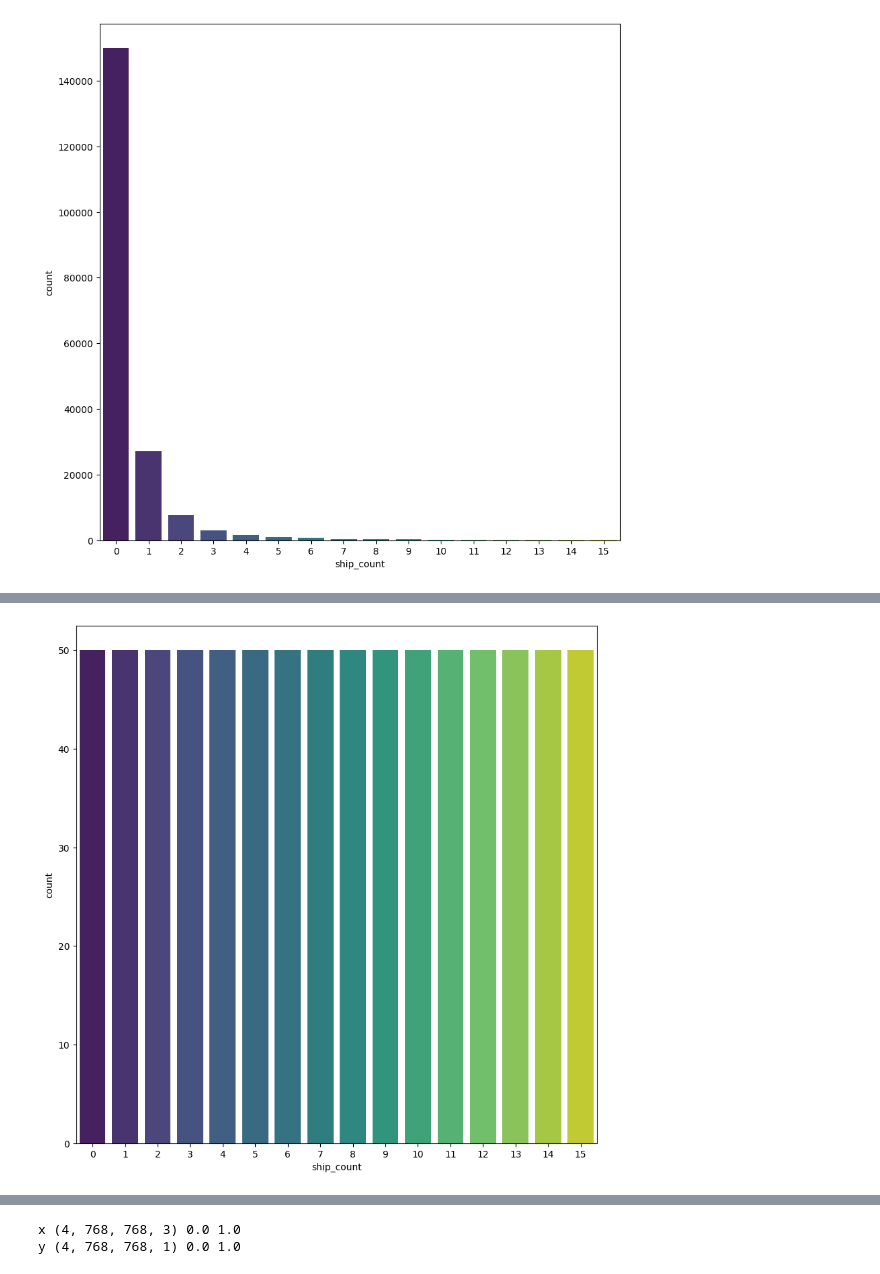
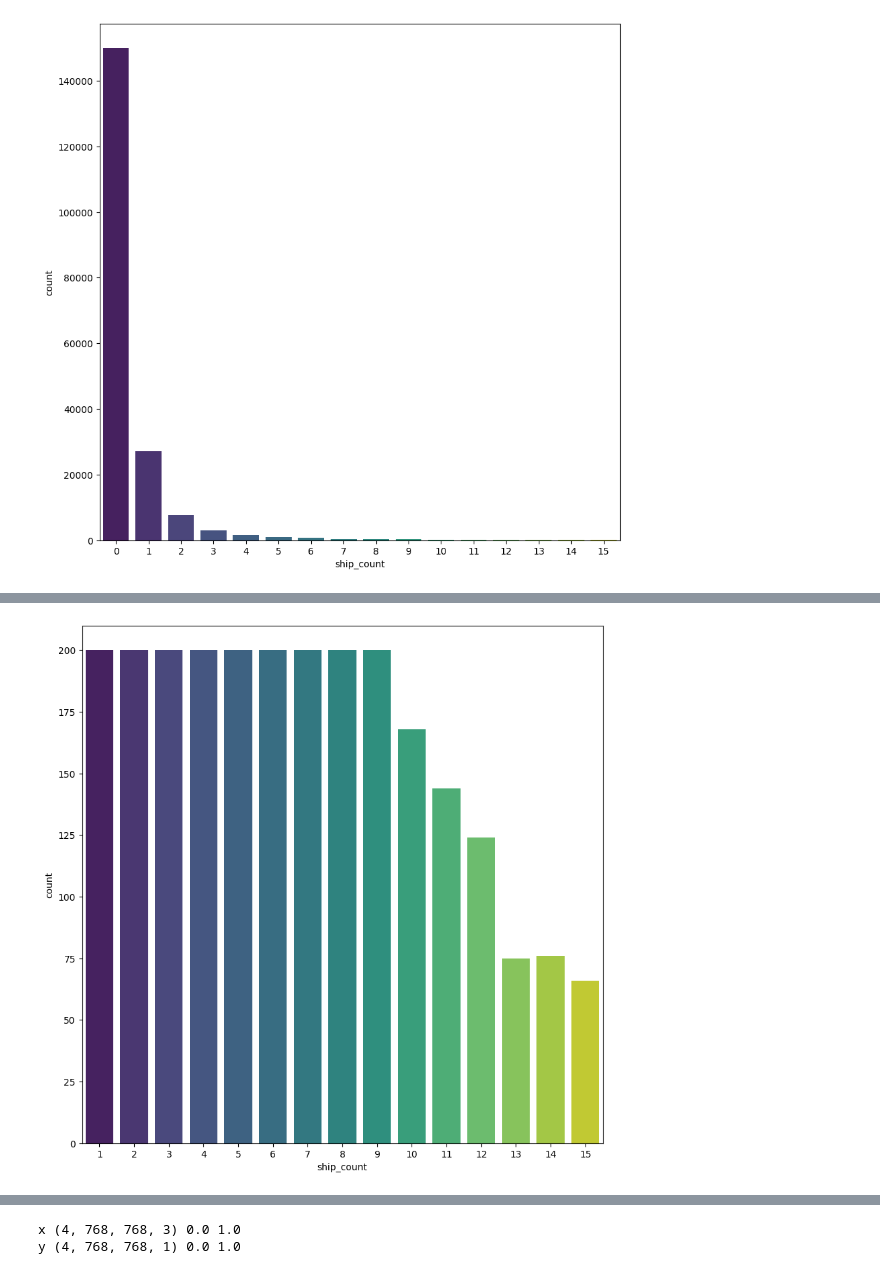
Before and after one commit to mykola-mmm/airbus_kaggel, a Jupyter notebook: notebookc1310aa8db.ipynb, the cells around one changed output, grey strips where cells are left out. Saved outputs shown, nothing was run; the diff lists cells and outputs as text; code cells hidden in the pictures.

Commit message:
model parameters reduced to 500k due to training issues :( some data is dropped from the df (less than 3 ships is removed) trying to train the model

```diff
--- a/notebookc1310aa8db.ipynb
+++ b/notebookc1310aa8db.ipynb
@@ -111,23 +111,28 @@ ship_count
 Name: count, dtype: int64
 # %%
 # balance dataset
-NUM_SAMPLES = 50
+NUM_SAMPLES = 200
 # NUM_SAMPLES = value_counts.min()
 
 balanced_df = pd.DataFrame()
 
 for value in value_counts.index:
     subset = df[df['ship_count'] == value]
     number_samples = NUM_SAMPLES if NUM_SAMPLES < len(subset) else len(subset)
 #     print(f"subset len - {len(subset)}")
     resampled_subset = resample(subset, replace=False, n_samples=number_samples, random_state=42)
     balanced_df = pd.concat([balanced_df, resampled_subset])
 
+# drop images with less than 10 ships
+
+balanced_df = balanced_df[balanced_df['ship_count'] >= 1]
+
+
 plt.figure(figsize=(10,10))
 sns.countplot(x='ship_count', data=balanced_df, palette='viridis')
 plt.show()
 # %% [output]
-[figure, old version]
+[figure, new version]
 # %%
 # split train data into train and validation
 train_ids, validation_ids = train_test_split(
```
Also changed, not shown: parts of 9 cells of this notebook.
